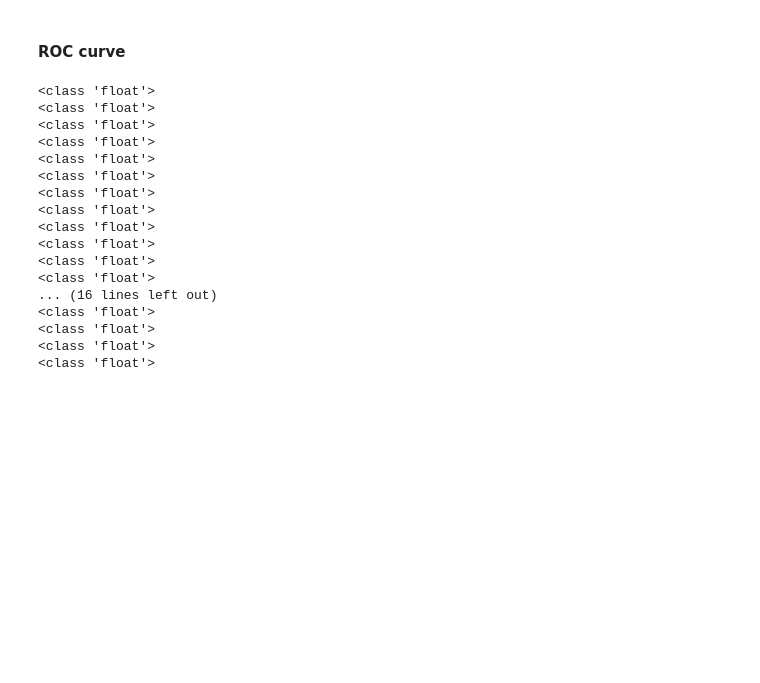
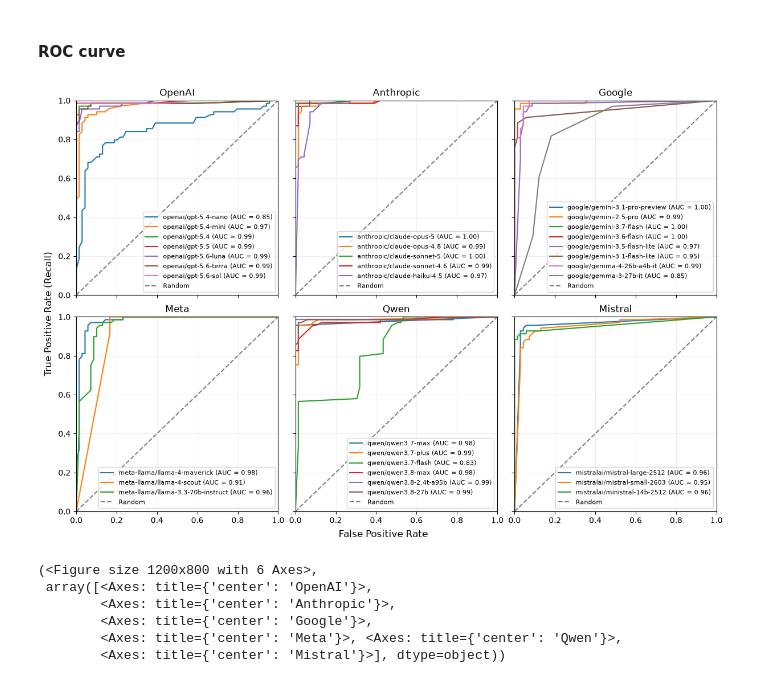
Before and after one commit to isabellaboux/isa-llm, a Jupyter notebook: analyze_data.ipynb, the cells around one changed output. Drawn from its saved outputs; the diff is of its cells as text; code cells hidden in the pictures; blank space fills up the shorter version.

```diff
--- a/analyze_data.ipynb
+++ b/analyze_data.ipynb
@@ -433,22 +533,14 @@ Generated, plotted and saved confusion matrix for model mistralai/ministral-14b-
 # %% [markdown]
 #### ROC curve
 # %%
-roc(df_long, MODELS)
+#roc2(df_long, MODELS)
+
+roc2(df_long[df_long["CONDITION"] == "indirect"], MODELS)
 # %% [output]
+[figure, added]
-<class 'float'>
-<class 'float'>
-<class 'float'>
-<class 'float'>
-<class 'float'>
-<class 'float'>
-<class 'float'>
-<class 'float'>
-<class 'float'>
-<class 'float'>
-<class 'float'>
-<class 'float'>
-... (16 lines left out)
-<class 'float'>
-<class 'float'>
-<class 'float'>
-<class 'float'>
+(<Figure size 1200x800 with 6 Axes>,
+ array([<Axes: title={'center': 'OpenAI'}>,
+        <Axes: title={'center': 'Anthropic'}>,
+        <Axes: title={'center': 'Google'}>,
+        <Axes: title={'center': 'Meta'}>, <Axes: title={'center': 'Qwen'}>,
+        <Axes: title={'center': 'Mistral'}>], dtype=object))
```
Also changed, not shown: parts of 11 cells of this notebook, 19 other files.
